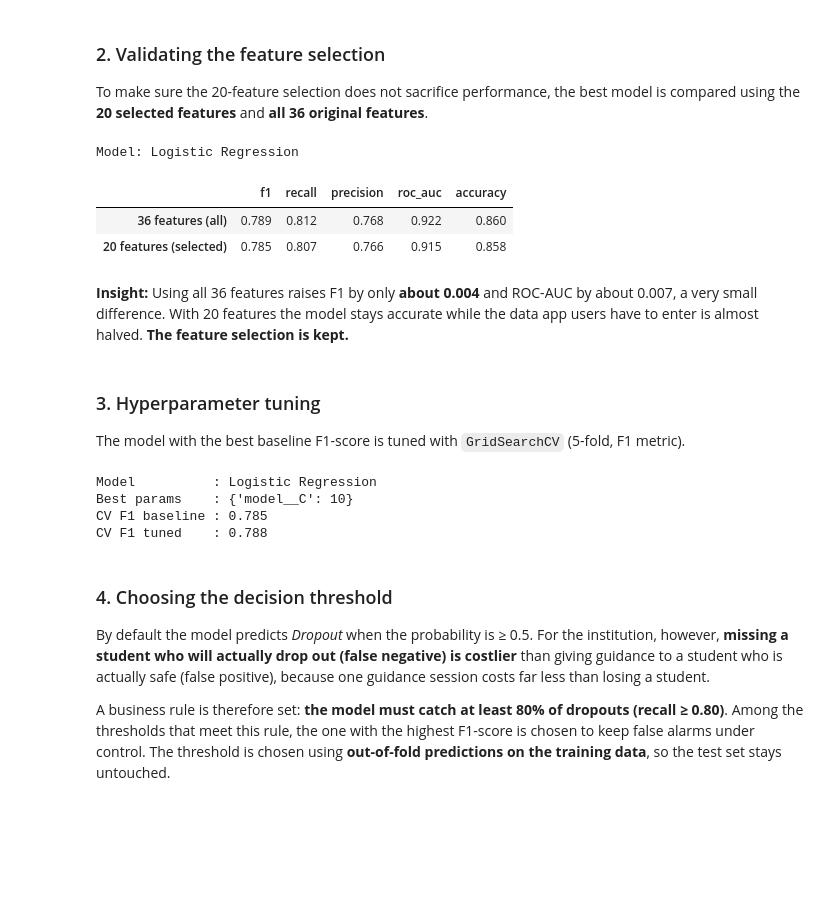
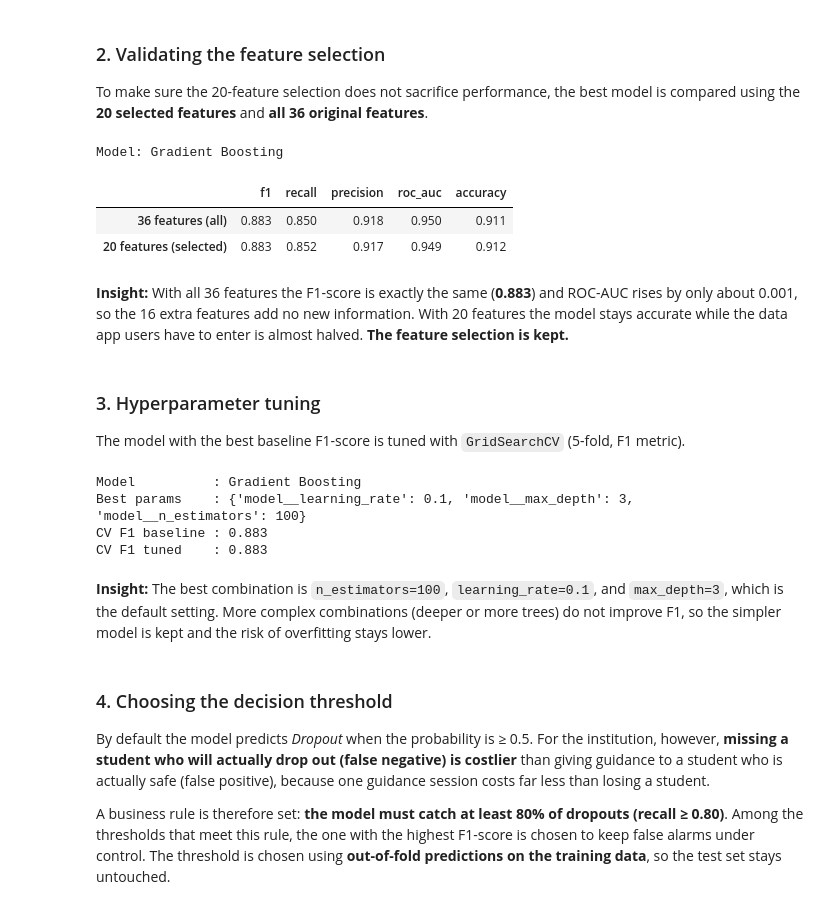
Before and after one commit to Rainy1502/EduGuard-Dropout-Prediction, a Jupyter notebook: notebook.ipynb, the cells around one changed output. Saved outputs shown, nothing was run; the diff lists cells and outputs as text; code cells hidden in the pictures; blank space fills up the shorter version.

```diff
--- a/notebook.ipynb
+++ b/notebook.ipynb
@@ -438,5 +442,10 @@ Following the business need (detecting students at risk of **dropping out**), th
 # %%
-y = (df["Status"] == "Dropout").astype(int)
-y.value_counts().rename(index={1: "Dropout", 0: "Non-Dropout"}).to_frame("count").assign(
+model_df = df[df["Status"].isin(["Dropout", "Graduate"])].copy()
+enrolled_df = df[df["Status"] == "Enrolled"].copy()
+
+y = (model_df["Status"] == "Dropout").astype(int)
+print(f"Modeling data (Dropout + Graduate): {len(model_df):,} students")
+print(f"Future prediction data (Enrolled):  {len(enrolled_df):,} students")
+y.value_counts().rename(index={1: "Dropout (1)", 0: "Graduate (0)"}).to_frame("count").assign(
     share=lambda t: (t["count"] / t["count"].sum()).round(3))
 # %% [output]
@@ -465,7 +478,8 @@ Based on the EDA, **20 features** were selected that are relevant and known to t
 
 Fewer features also make the **application prototype easier to use**, because the input form stays short. The modeling stage shows that this selection does not meaningfully reduce performance.
 # %%
-X = df[MODEL_FEATURES].copy()
+X = model_df[MODEL_FEATURES].copy()
+X_enrolled = enrolled_df[MODEL_FEATURES].copy()
 print(f"Selected features: {len(MODEL_FEATURES)}")
 print("Categorical:", CATEGORICAL_FEATURES)
 print("Numeric    :", NUMERIC_FEATURES)
@@ -623,25 +637,25 @@ To make sure the 20-feature selection does not sacrifice performance, the best m
 # %%
 best_baseline_name = baseline["f1"].idxmax()
 all_nominal = [c for c in nominal_codes]
 all_numeric = [c for c in df.columns if c not in all_nominal + ["Status"]]
 full_pipe = build_pipeline(candidates[best_baseline_name], numeric=all_numeric,
                            categorical=all_nominal, engineer=True)
-X_train_full = df.loc[X_train.index].drop(columns="Status")
+X_train_full = model_df.loc[X_train.index].drop(columns="Status")
 
 res_full = cross_validate(full_pipe, X_train_full, y_train, cv=cv, scoring=SCORING)
 comparison = pd.DataFrame({
     "36 features (all)": {m: res_full[f"test_{m}"].mean() for m in SCORING},
     "20 features (selected)": baseline.loc[best_baseline_name, SCORING],
 }).T
 print("Model:", best_baseline_name)
 comparison.round(3)
 # %% [output]
-Model: Logistic Regression
+Model: Gradient Boosting
 |  | f1 | recall | precision | roc_auc | accuracy |
-| 36 features (all) | 0.789 | 0.812 | 0.768 | 0.922 | 0.860 |
-| 20 features (selected) | 0.785 | 0.807 | 0.766 | 0.915 | 0.858 |
+| 36 features (all) | 0.883 | 0.850 | 0.918 | 0.950 | 0.911 |
+| 20 features (selected) | 0.883 | 0.852 | 0.917 | 0.949 | 0.912 |
 # %% [markdown]
-**Insight:** Using all 36 features raises F1 by only **about 0.004** and ROC-AUC by about 0.007, a very small difference. With 20 features the model stays accurate while the data app users have to enter is almost halved. **The feature selection is kept.**
+**Insight:** With all 36 features the F1-score is exactly the same (**0.883**) and ROC-AUC rises by only about 0.001, so the 16 extra features add no new information. With 20 features the model stays accurate while the data app users have to enter is almost halved. **The feature selection is kept.**
 # %% [markdown]
 ### 3. Hyperparameter tuning
 The model with the best baseline F1-score is tuned with `GridSearchCV` (5-fold, F1 metric).
@@ -663,10 +677,12 @@ print(f"CV F1 baseline : {baseline.loc[best_baseline_name, 'f1']:.3f}")
 print(f"CV F1 tuned    : {grid.best_score_:.3f}")
 best_pipeline = grid.best_estimator_
 # %% [output]
-Model          : Logistic Regression
-Best params    : {'model__C': 10}
-CV F1 baseline : 0.785
-CV F1 tuned    : 0.788
+Model          : Gradient Boosting
+Best params    : {'model__learning_rate': 0.1, 'model__max_depth': 3, 'model__n_estimators': 100}
+CV F1 baseline : 0.883
+CV F1 tuned    : 0.883
+# %% [markdown]
+**Insight:** The best combination is `n_estimators=100`, `learning_rate=0.1`, and `max_depth=3`, which is the default setting. More complex combinations (deeper or more trees) do not improve F1, so the simpler model is kept and the risk of overfitting stays lower.
 # %% [markdown]
 ### 4. Choosing the decision threshold
 By default the model predicts *Dropout* when the probability is ≥ 0.5. For the institution, however, **missing a student who will actually drop out (false negative) is costlier** than giving guidance to a student who is actually safe (false positive), because one guidance session costs far less than losing a student.
```
Also changed, not shown: parts of 38 cells of this notebook, 7 other files.
